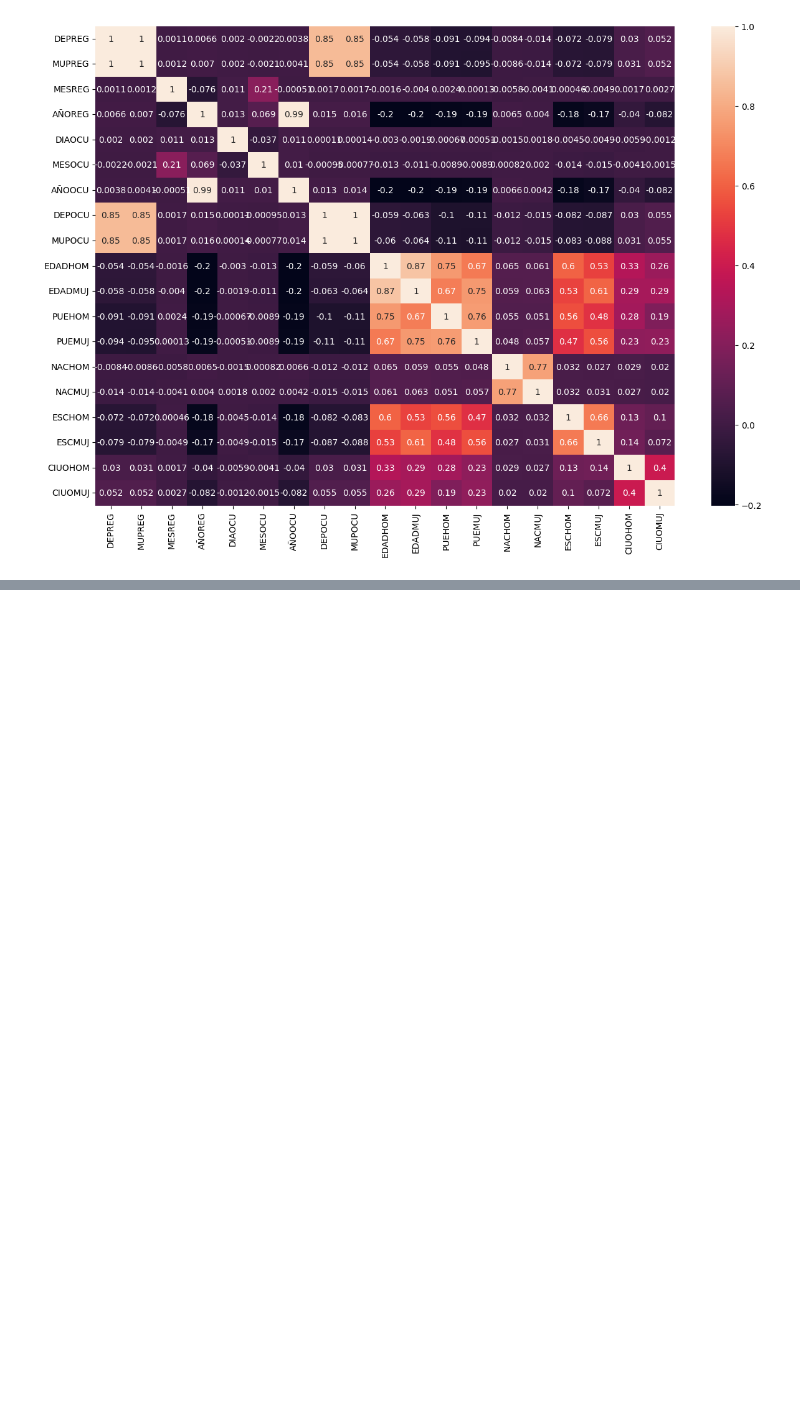
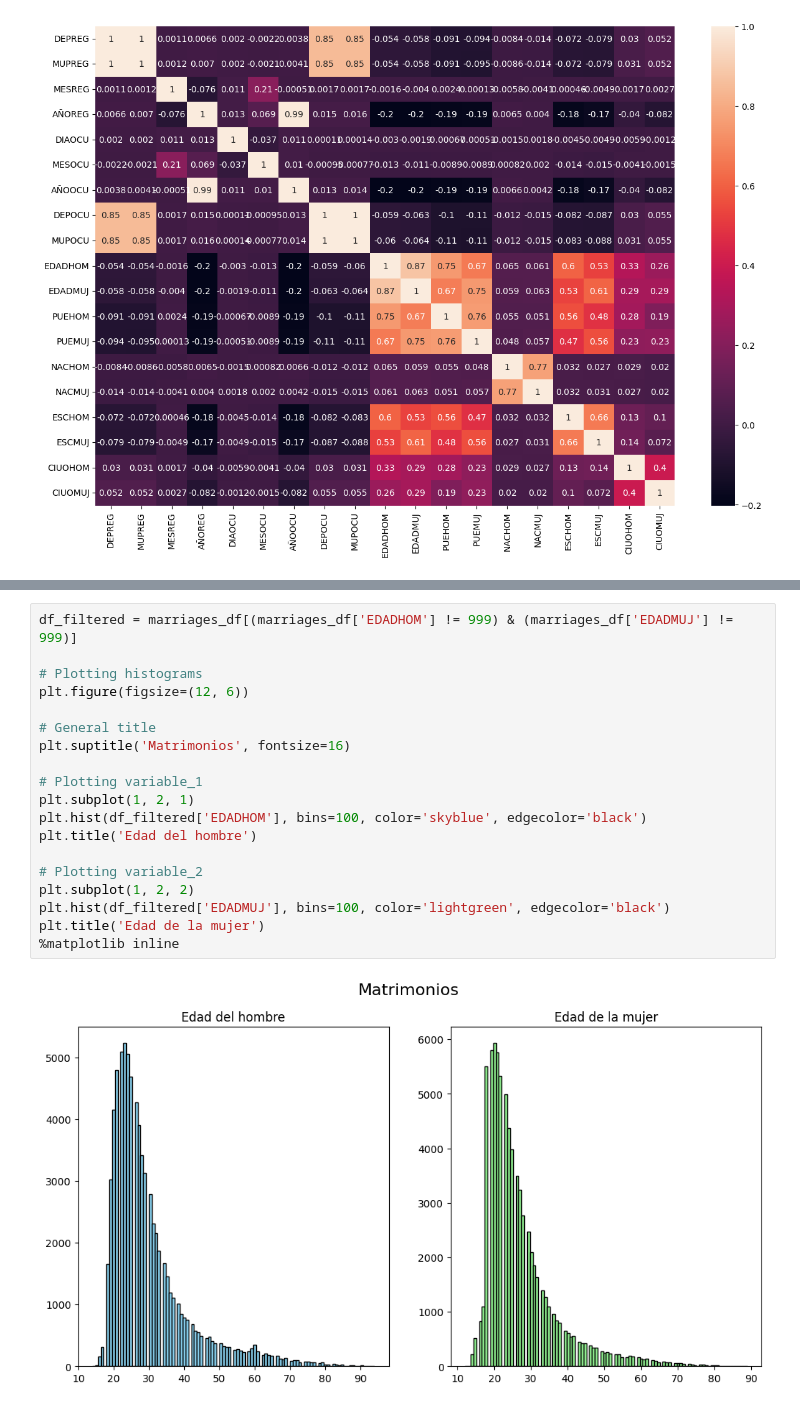
Before and after one commit to DanielRasho/MD-Proyecto3, a Jupyter notebook: ReporteFinal.ipynb, the cells around one changed output, grey strips where cells are left out. Drawn from its saved outputs; the diff is of its cells as text; blank space fills up the shorter version.

```diff
--- a/ReporteFinal.ipynb
+++ b/ReporteFinal.ipynb
@@ -228,0 +311,21 @@ ValueError: could not convert string to float: 'Guatemala'
+# %%
+df_filtered = marriages_df[(marriages_df['EDADHOM'] != 999) & (marriages_df['EDADMUJ'] != 999)]
+
+# Plotting histograms
+plt.figure(figsize=(12, 6))
+
+# General title
+plt.suptitle('Matrimonios', fontsize=16)
+
+# Plotting variable_1
+plt.subplot(1, 2, 1)
+plt.hist(df_filtered['EDADHOM'], bins=100, color='skyblue', edgecolor='black')
+plt.title('Edad del hombre')
+
+# Plotting variable_2
+plt.subplot(1, 2, 2)
+plt.hist(df_filtered['EDADMUJ'], bins=100, color='lightgreen', edgecolor='black')
+plt.title('Edad de la mujer')
+%matplotlib inline
+# %% [output]
+[figure, added]
```
Also changed, not shown: parts of 14 cells of this notebook, 2 other files.
